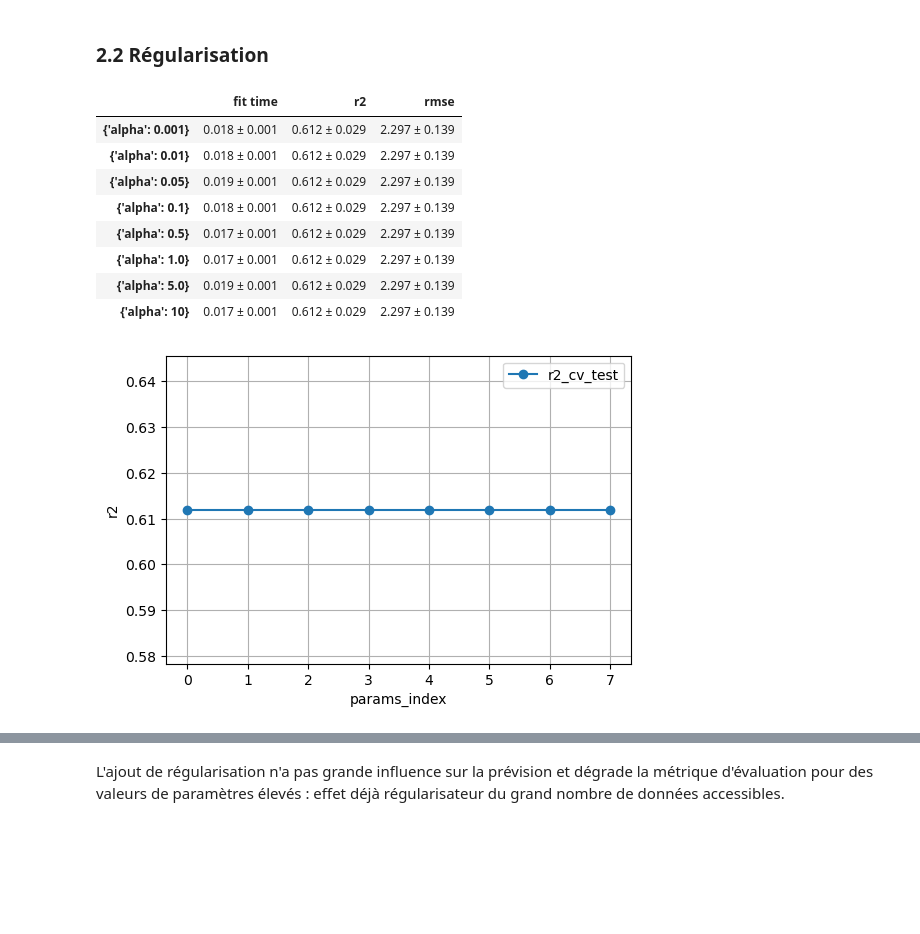
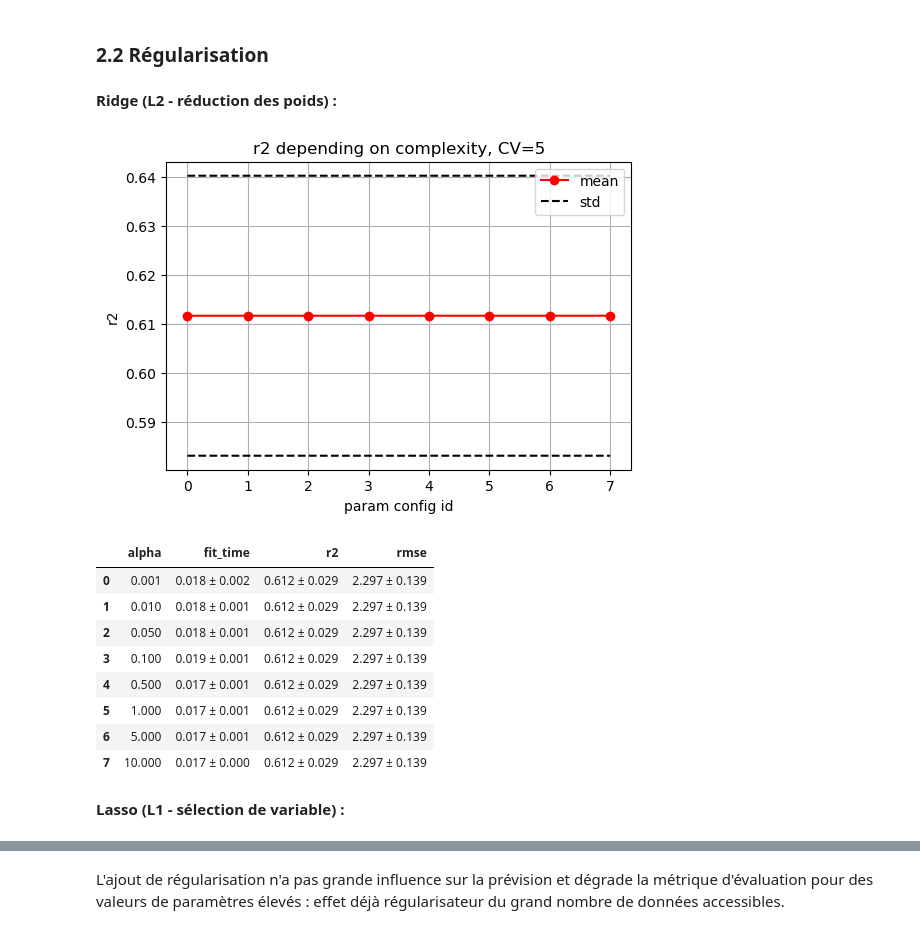
Before and after one commit to DarenXL/Apprentissage-Supervise-M2-MIA, a Jupyter notebook: Regression/regression.ipynb, the cells around one changed output, grey strips where cells are left out. Saved outputs shown, nothing was run; the diff lists cells and outputs as text; code cells hidden in the pictures; blank space fills up the shorter version.

```diff
--- a/Regression/regression.ipynb
+++ b/Regression/regression.ipynb
@@ -301,25 +289,34 @@ GridSearchResults(LinearModel, Xtrain, Ytrain, scoring, plot=True)
 ### 2.2 Régularisation
 # %%
 from sklearn.linear_model import Ridge, Lasso, ElasticNet
+# %% [markdown]
+**Ridge (L2 - réduction des poids) :**
 # %%
 RidgeModel = Ridge()
 
-hyp_params = {
+param_grid = {
     "alpha":[1e-3, 0.01, 0.05, 0.1, 0.5, 1.0, 5.0, 10]
 }
 
-GridSearchResults(RidgeModel, Xtrain, Ytrain, scoring, param_grid=hyp_params, plot=True)
+Ridge_CV = GridSearchAnalysis(RidgeModel, Xtrain, Ytrain, scoring, param_grid=param_grid)
-# %% [output]
-|  | fit time | r2 | rmse |
-| {'alpha': 0.001} | 0.018 ± 0.001 | 0.612 ± 0.029 | 2.297 ± 0.139 |
-| {'alpha': 0.01} | 0.018 ± 0.001 | 0.612 ± 0.029 | 2.297 ± 0.139 |
-| {'alpha': 0.05} | 0.019 ± 0.001 | 0.612 ± 0.029 | 2.297 ± 0.139 |
-| {'alpha': 0.1} | 0.018 ± 0.001 | 0.612 ± 0.029 | 2.297 ± 0.139 |
-| {'alpha': 0.5} | 0.017 ± 0.001 | 0.612 ± 0.029 | 2.297 ± 0.139 |
-| {'alpha': 1.0} | 0.017 ± 0.001 | 0.612 ± 0.029 | 2.297 ± 0.139 |
-| {'alpha': 5.0} | 0.019 ± 0.001 | 0.612 ± 0.029 | 2.297 ± 0.139 |
-| {'alpha': 10} | 0.017 ± 0.001 | 0.612 ± 0.029 | 2.297 ± 0.139 |
-[figure, removed]
+# %%
+Ridge_CV.plot_score()
+# %% [output]
+[figure, added]
+# %%
+Ridge_CV.score_table()
+# %% [output]
+|  | alpha | fit_time | r2 | rmse |
+| 0 | 0.001 | 0.018 ± 0.002 | 0.612 ± 0.029 | 2.297 ± 0.139 |
+| 1 | 0.010 | 0.018 ± 0.001 | 0.612 ± 0.029 | 2.297 ± 0.139 |
+| 2 | 0.050 | 0.018 ± 0.001 | 0.612 ± 0.029 | 2.297 ± 0.139 |
+| 3 | 0.100 | 0.019 ± 0.001 | 0.612 ± 0.029 | 2.297 ± 0.139 |
+| 4 | 0.500 | 0.017 ± 0.001 | 0.612 ± 0.029 | 2.297 ± 0.139 |
+| 5 | 1.000 | 0.017 ± 0.001 | 0.612 ± 0.029 | 2.297 ± 0.139 |
+| 6 | 5.000 | 0.017 ± 0.001 | 0.612 ± 0.029 | 2.297 ± 0.139 |
+| 7 | 10.000 | 0.017 ± 0.000 | 0.612 ± 0.029 | 2.297 ± 0.139 |
+# %% [markdown]
+**Lasso (L1 - sélection de variable) :**
 # %%
 LassoModel = Lasso()
 
```
Also changed, not shown: parts of 35 cells of this notebook, 1 other file.
